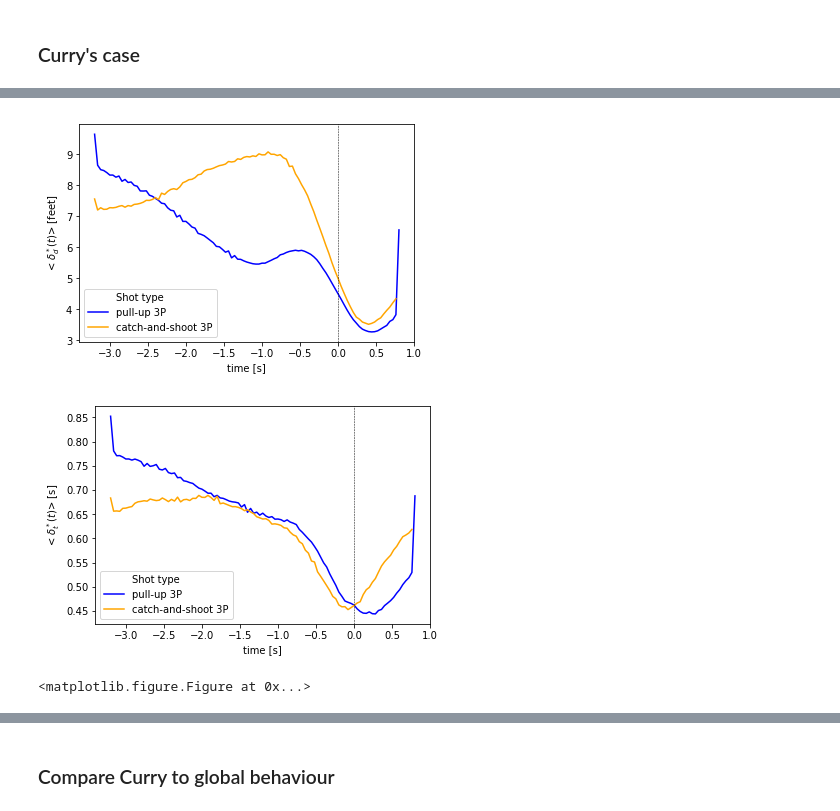
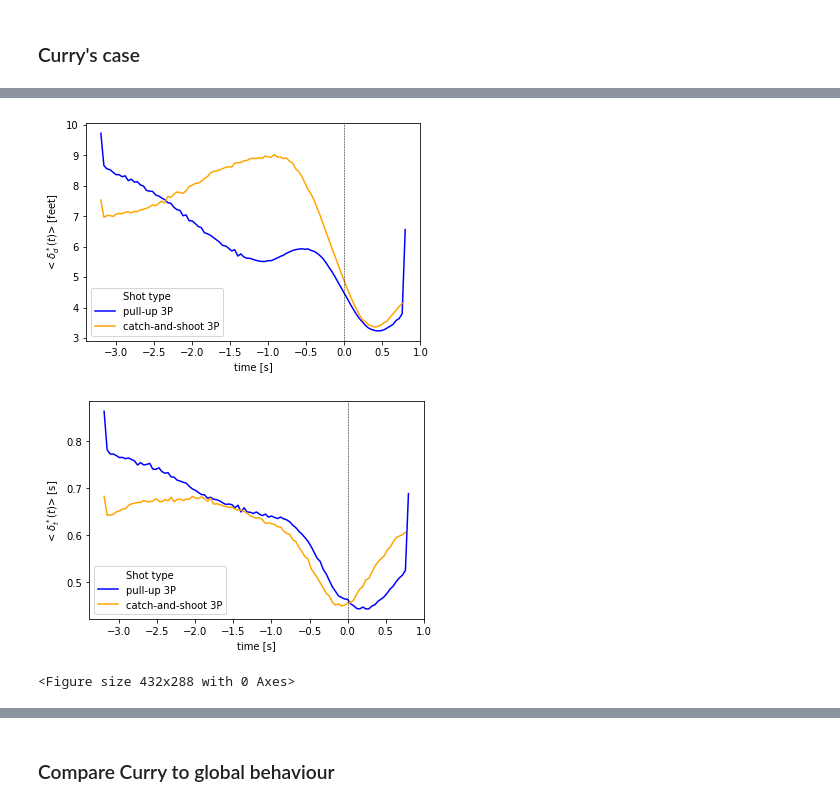
Before and after one commit to AmigoCap/MecaSportCo, a Jupyter notebook: 4_Free_space_and_3-points_efficiency.ipynb, the cells around one changed output, grey strips where cells are left out. Cells and saved outputs as stored; diff of their text form; code cells hidden in the pictures.

```diff
--- a/4_Free_space_and_3-points_efficiency.ipynb
+++ b/4_Free_space_and_3-points_efficiency.ipynb
@@ -16,6 +21,6 @@ The shots are memorized in python dictionnary called Shots. It is composed of fo
 # %%
 import pickle
-dico=pickle.load(open('data/Shots','rb'))
+dico=pickle.load(open('data/Shots_663','rb'))
 print(dico.keys())
 print('number of shots :', len(dico['D_CLOSEST_DEF']))
 # %% [output]
@@ -255,0 +287,3 @@ percentage of pull-up success: 38.285714285714285
+# %%
+df_curry=df.query('player_id==201939').copy()
+averaged_evolution(df_curry)
@@ -262,10 +304,9 @@ averaged_evolution(df_curry,sd='sd')
 # %%
-df_curry['Shot type']=df_curry.apply(shot_type,axis=1)
 averaged_evolution(df_curry,palette=['blue','orange'],hue='Shot type')
 # %% [output]
-[figure, old version]
+[figure, new version]
-[figure, old version]
+[figure, new version]
-<matplotlib.figure.Figure at 0x...>
+<Figure size 432x288 with 0 Axes>
 # %%
 averaged_evolution(df_curry,palette=['blue','orange'],hue='Shot type',sd='sd')
 # %% [output]
```
Also changed, not shown: parts of 71 cells of this notebook, 1 other file.
